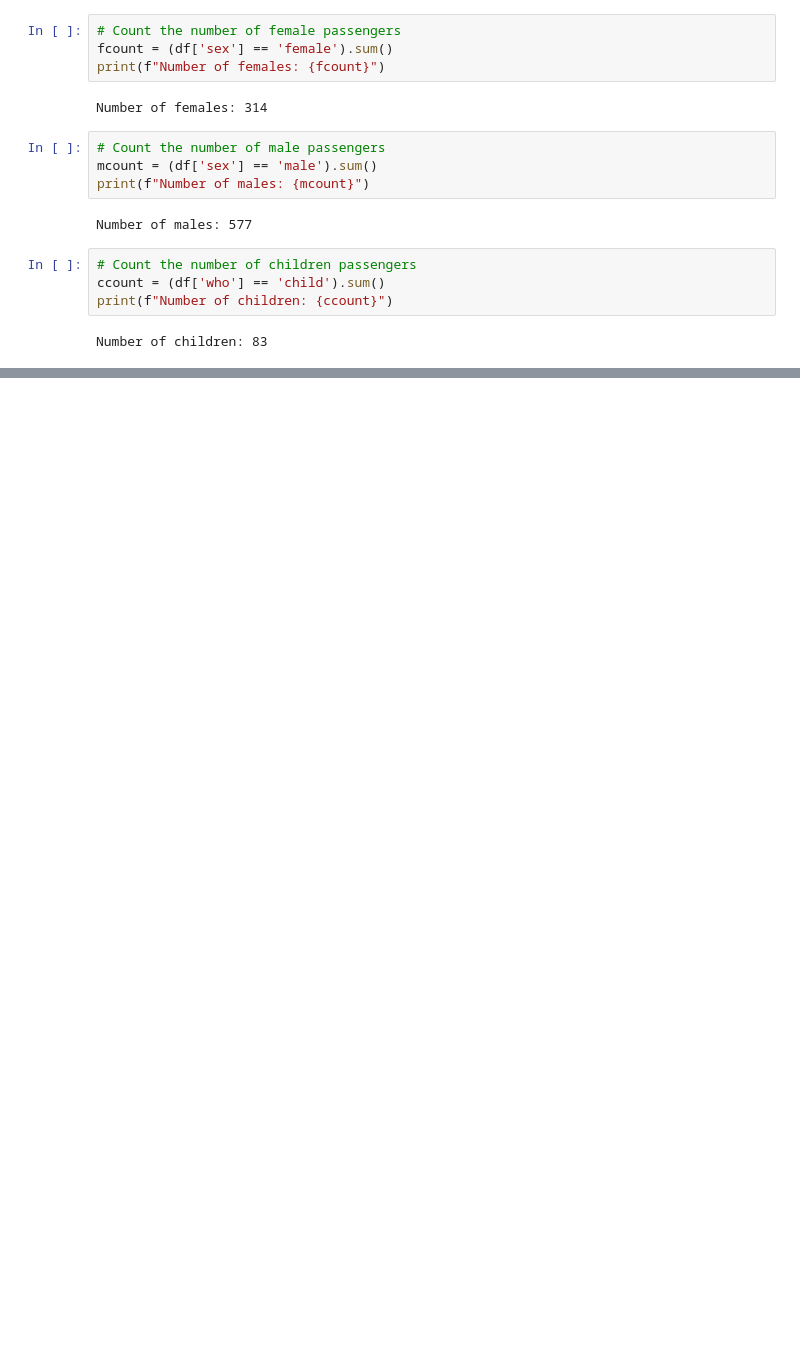
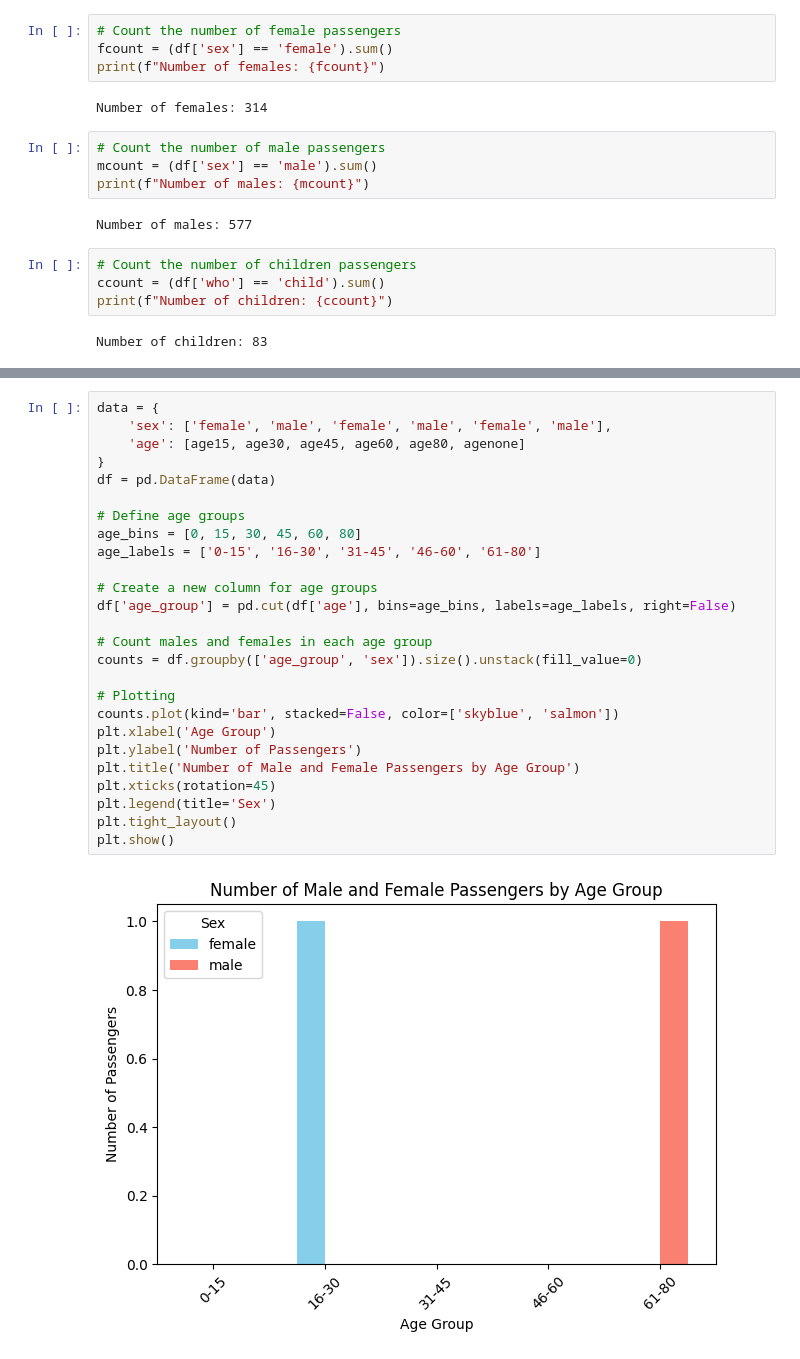
Before and after one commit to hrawp/datafun-06-eda, a Jupyter notebook: aaron_eda.ipynb, the cells around one changed output, grey strips where cells are left out. Drawn from its saved outputs; the diff is of its cells as text; blank space fills up the shorter version.

```diff
--- a/aaron_eda.ipynb
+++ b/aaron_eda.ipynb
@@ -59,0 +435,28 @@ Number of children: 83
+# %%
+data = {
+    'sex': ['female', 'male', 'female', 'male', 'female', 'male'],
+    'age': [age15, age30, age45, age60, age80, agenone]
+}
+df = pd.DataFrame(data)
+
+# Define age groups
+age_bins = [0, 15, 30, 45, 60, 80]
+age_labels = ['0-15', '16-30', '31-45', '46-60', '61-80']
+
+# Create a new column for age groups
+df['age_group'] = pd.cut(df['age'], bins=age_bins, labels=age_labels, right=False)
+
+# Count males and females in each age group
+counts = df.groupby(['age_group', 'sex']).size().unstack(fill_value=0)
+
+# Plotting
+counts.plot(kind='bar', stacked=False, color=['skyblue', 'salmon'])
+plt.xlabel('Age Group')
+plt.ylabel('Number of Passengers')
+plt.title('Number of Male and Female Passengers by Age Group')
+plt.xticks(rotation=45)
+plt.legend(title='Sex')
+plt.tight_layout()
+plt.show()
+# %% [output]
+[figure, added]
```
Also changed, not shown: parts of 11 cells of this notebook.
